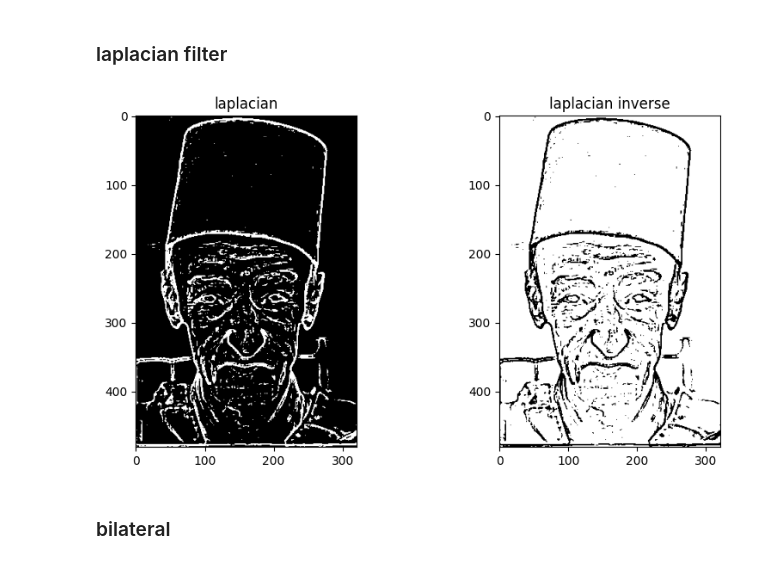
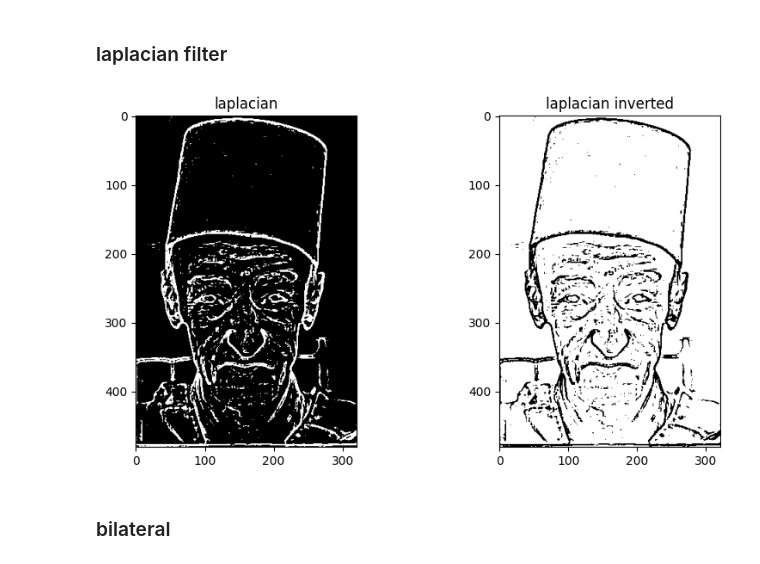
Before and after one commit to Nourzeidan/cv_assignment1, a Jupyter notebook: filtering.ipynb, the cells around one changed output. Drawn from its saved outputs; the diff is of its cells as text; code cells hidden in the pictures.

Commit message:
refactor: rename laplace_inv to correctly reflect the negative/inverted image state

```diff
--- a/filtering.ipynb
+++ b/filtering.ipynb
@@ -31,21 +31,21 @@ plt.show()
 # %%
 #apply laplacian filter to find edges
 laplacian = cv2.Laplacian(image_filt, cv2.CV_8U, ksize=5)
 cv2.imshow('laplacian', laplacian)
 
 _, laplacian = cv2.threshold(laplacian, 80, 255, cv2.THRESH_BINARY)
 
-laplace_inv = cv2.bitwise_not(laplacian)
+laplace_inverted = cv2.bitwise_not(laplacian)
 plt.figure(figsize=(10, 5))
 plt.subplot(1, 2, 1)
 plt.title("laplacian")
 plt.imshow(laplacian, cmap='gray')
 plt.subplot(1, 2, 2)
-plt.title("laplacian inverse")
-plt.imshow(laplace_inv, cmap='gray')
+plt.title("laplacian inverted")
+plt.imshow(laplace_inverted, cmap='gray')
 plt.show()
 # %% [output]
-[figure, old version]
+[figure, new version]
 # %% [markdown]
 ### bilateral
 # %%
```
Also changed, not shown: parts of 1 cell of this notebook.
